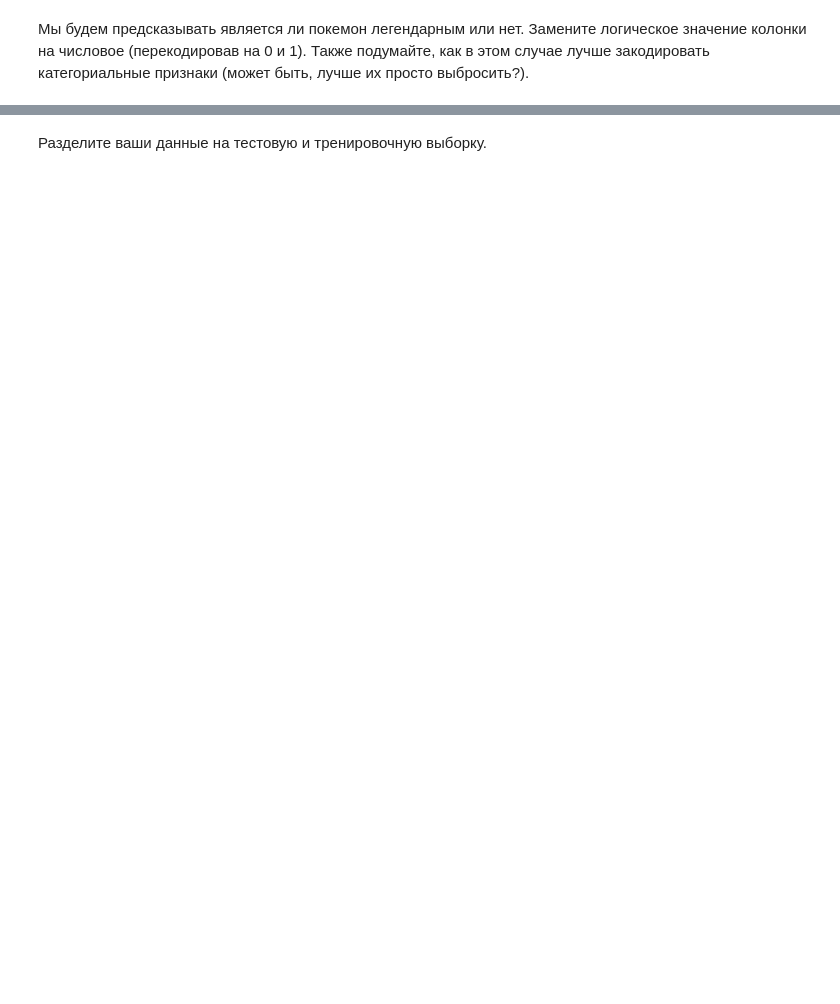
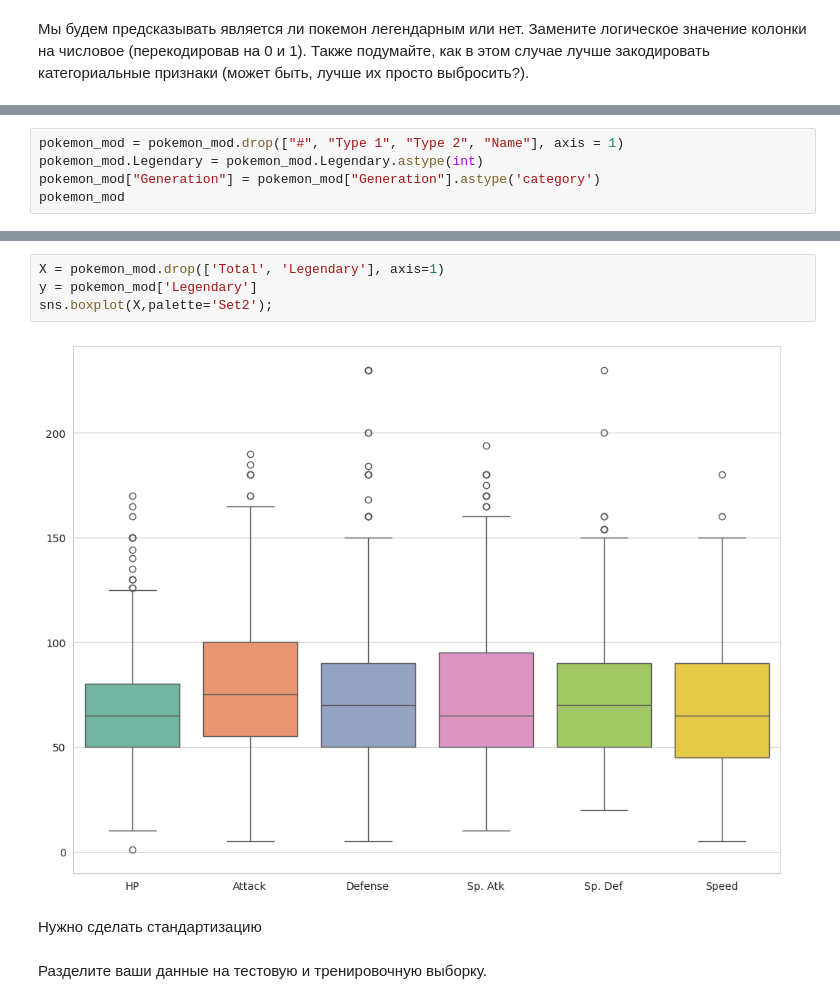
Before and after one commit to grishchenkoira/BI-ml-2024-homeworks, a Jupyter notebook: HW2/Linear_models.ipynb, the cells around one changed output, grey strips where cells are left out. Cells and saved outputs as stored; diff of their text form; blank space fills up the shorter version.

```diff
--- a/HW2/Linear_models.ipynb
+++ b/HW2/Linear_models.ipynb
@@ -619,0 +701,5 @@ pokemon.head()
+# %%
+pokemon_mod = pokemon_mod.drop(["#", "Type 1", "Type 2", "Name"], axis = 1)
+pokemon_mod.Legendary = pokemon_mod.Legendary.astype(int)
+pokemon_mod["Generation"] = pokemon_mod["Generation"].astype('category')
+pokemon_mod
@@ -620,2 +720,10 @@ pokemon.head()
+# %%
+X = pokemon_mod.drop(['Total', 'Legendary'], axis=1)
+y = pokemon_mod['Legendary']
+sns.boxplot(X,palette='Set2');
+# %% [output]
+[figure, added]
+# %% [markdown]
+Нужно сделать стандартизацию
 # %% [markdown]
 Разделите ваши данные на тестовую и тренировочную выборку.
```
Also changed, not shown: parts of 26 cells of this notebook.
